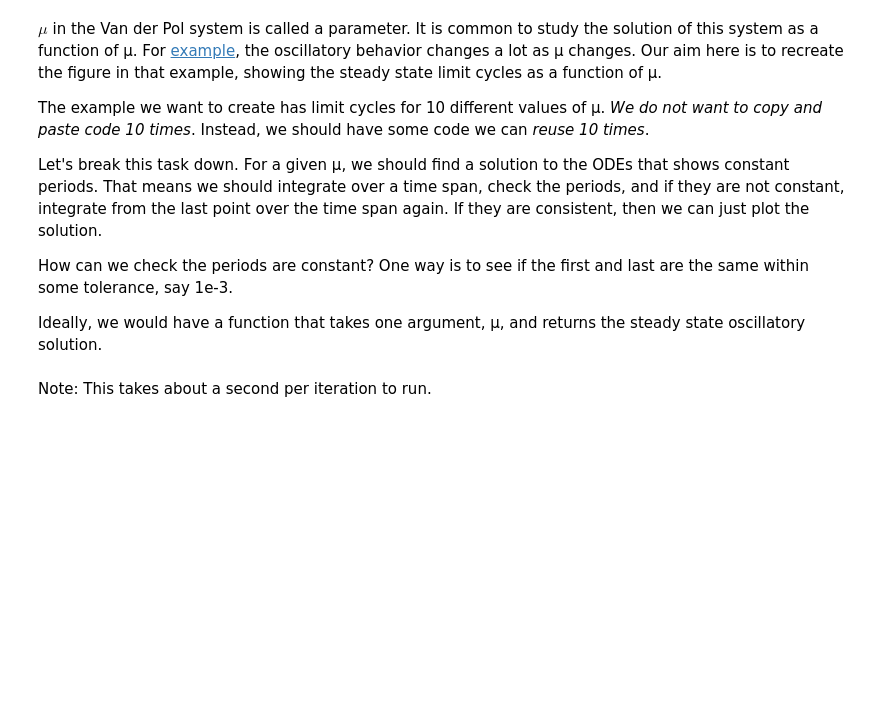
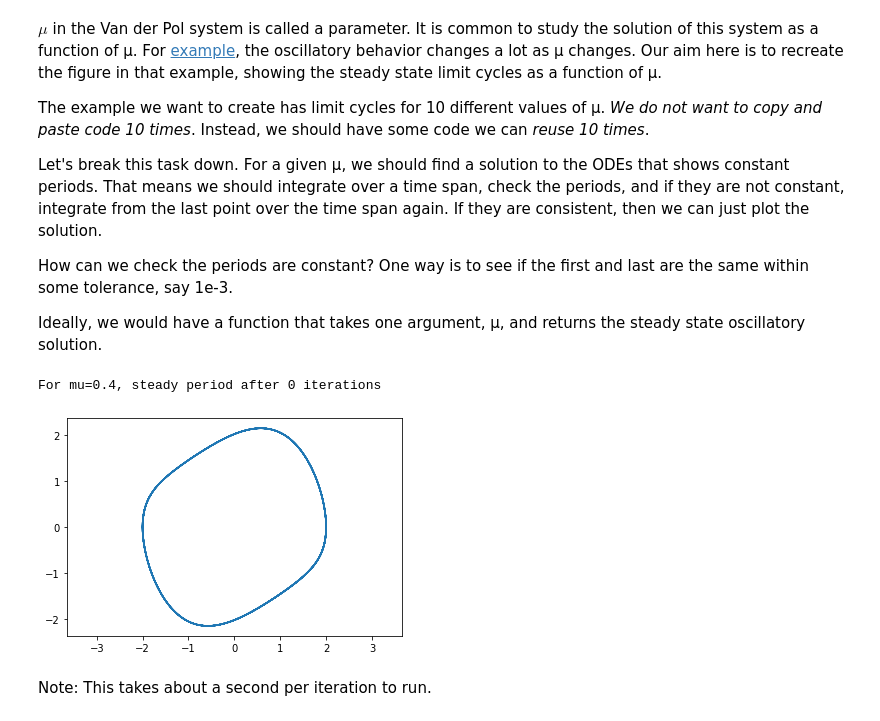
Before and after one commit to Steel-Bank-codespaces/f22-06623, a Jupyter notebook: lectures/05-nth-odes/05-nth-odes.ipynb, the cells around one changed output. Drawn from its saved outputs; the diff is of its cells as text; code cells hidden in the pictures; blank space fills up the shorter version.

```diff
--- a/lectures/05-nth-odes/05-nth-odes.ipynb
+++ b/lectures/05-nth-odes/05-nth-odes.ipynb
@@ -209,9 +251,12 @@ def get_steady_state(mu):
     # Finally, return the last solution
     return sol
 # %%
-sol = get_steady_state(0.2)
+sol = get_steady_state(0.4)
 plt.plot(*sol.y)
 plt.axis("equal");
+# %% [output]
+For mu=0.4, steady period after 0 iterations
+[figure, added]
 # %% [markdown]
 Note: This takes about a second per iteration to run.
 # %%
```
Also changed, not shown: parts of 19 cells of this notebook.
